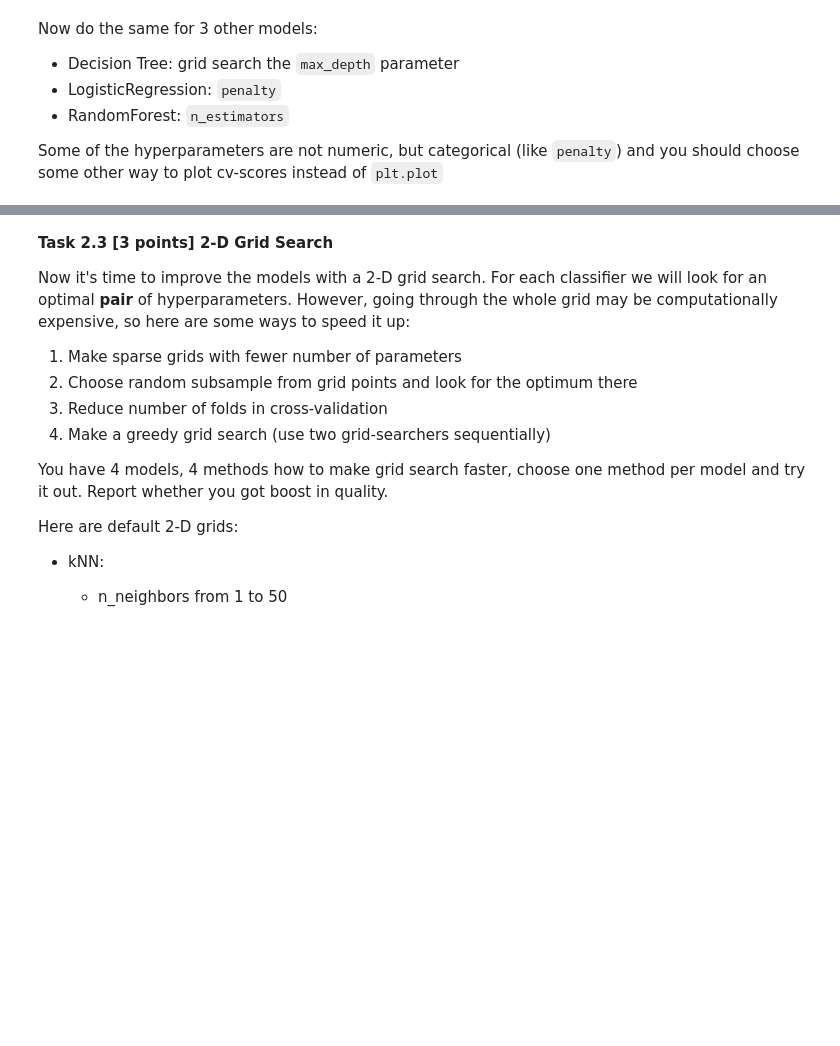
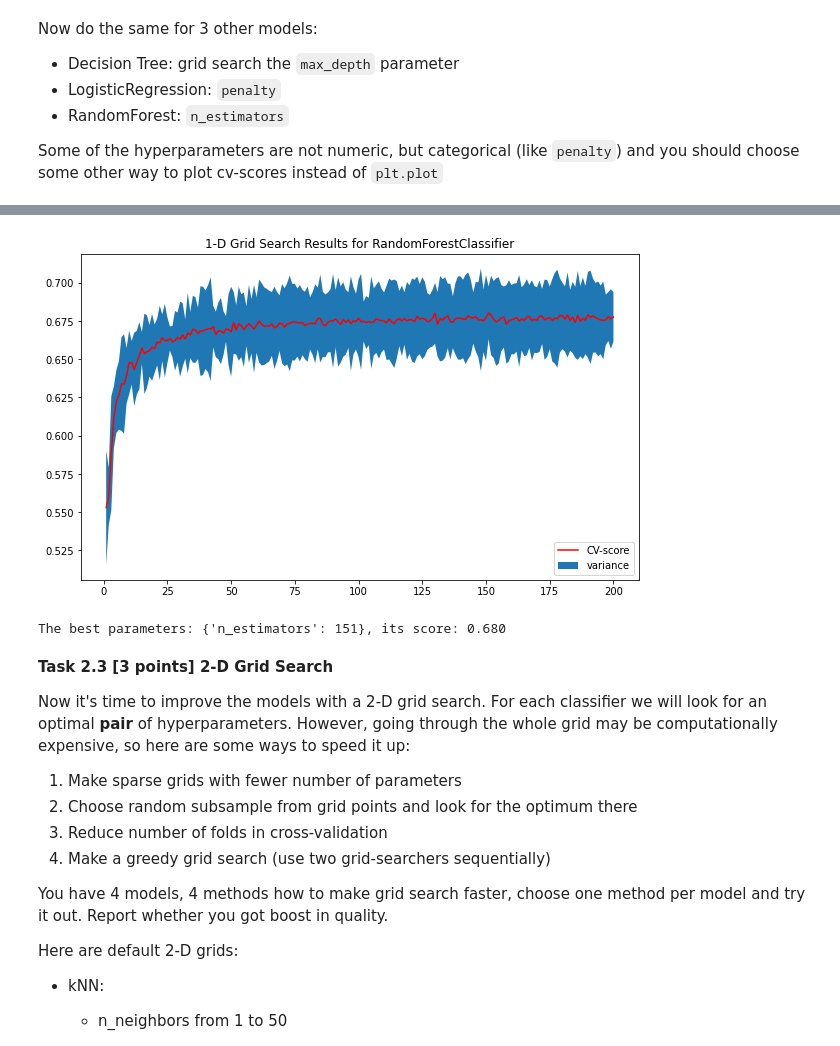
Before and after one commit to eugeuie/machine-learning, a Jupyter notebook: homework_2_feature_selection_gridsearch/2021_lab02_m103_Abdullaeva_Evgenia.ipynb, the cells around one changed output, grey strips where cells are left out. Saved outputs shown, nothing was run; the diff lists cells and outputs as text; code cells hidden in the pictures; blank space fills up the shorter version.

```diff
--- a/homework_2_feature_selection_gridsearch/2021_lab02_m103_Abdullaeva_Evgenia.ipynb
+++ b/homework_2_feature_selection_gridsearch/2021_lab02_m103_Abdullaeva_Evgenia.ipynb
@@ -493,0 +580,8 @@ Some of the hyperparameters are not numeric, but categorical (like `penalty`) an
+# %%
+rf_clf = RandomForestClassifier()
+rf_grid = {
+    "n_estimators": np.arange(1, 201)
+}
+# %%
+rf_grid_searcher = GridSearchCV(rf_clf, rf_grid, cv=5, return_train_score=True)
+rf_grid_searcher.fit(X_train, y_train)
@@ -494,3 +605,20 @@ Some of the hyperparameters are not numeric, but categorical (like `penalty`) an
+# %%
+means = rf_grid_searcher.cv_results_['mean_test_score']
+stds = rf_grid_searcher.cv_results_['std_test_score']
+# %%
+plt.figure(figsize=(10, 6))
+xs = rf_grid_searcher.param_grid["n_estimators"]
+plt.plot(xs, means, label="CV-score", color='red')
+plt.fill_between(xs, means - 3 * stds, means + 3 * stds, label='variance')
+plt.legend(loc='lower right')
+plt.title('1-D Grid Search Results for RandomForestClassifier')
+plt.show()
+# %% [output]
+[figure, added]
+# %%
+print('The best parameters: {}, its score: {:.3f}'.format(rf_grid_searcher.best_params_, rf_grid_searcher.best_score_))
+# %% [output]
+The best parameters: {'n_estimators': 151}, its score: 0.680
 # %% [markdown]
 **Task 2.3 [3 points] 2-D Grid Search**
 
```
Also changed, not shown: parts of 20 cells of this notebook.
